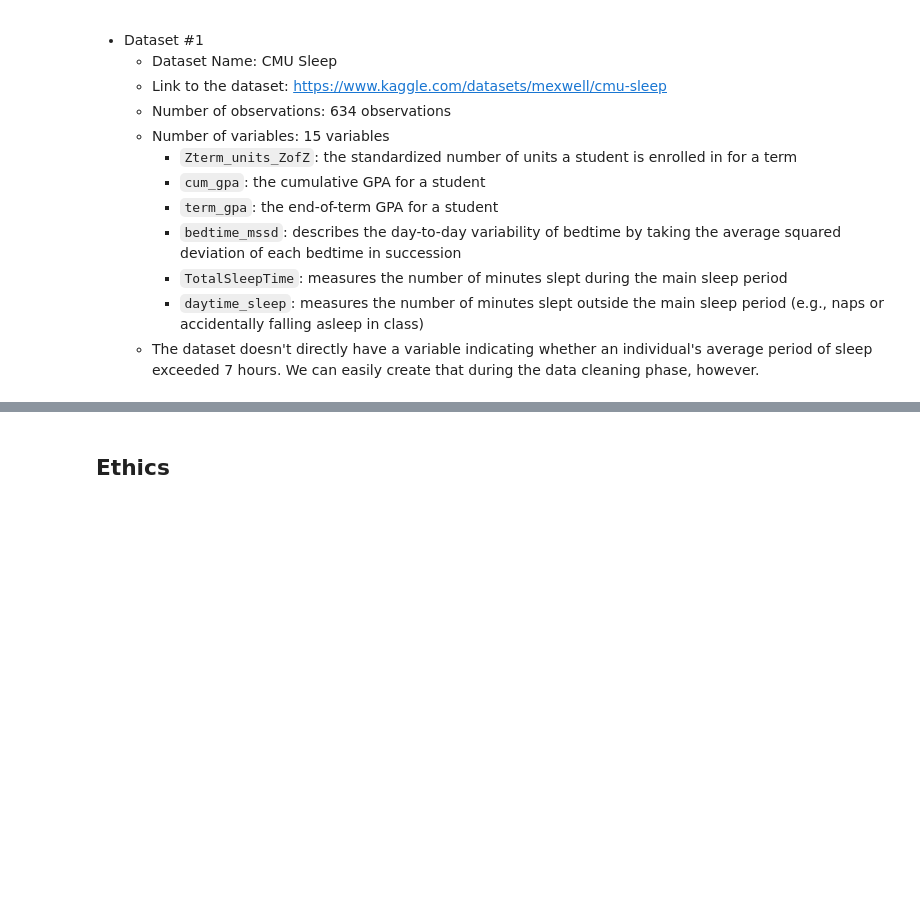
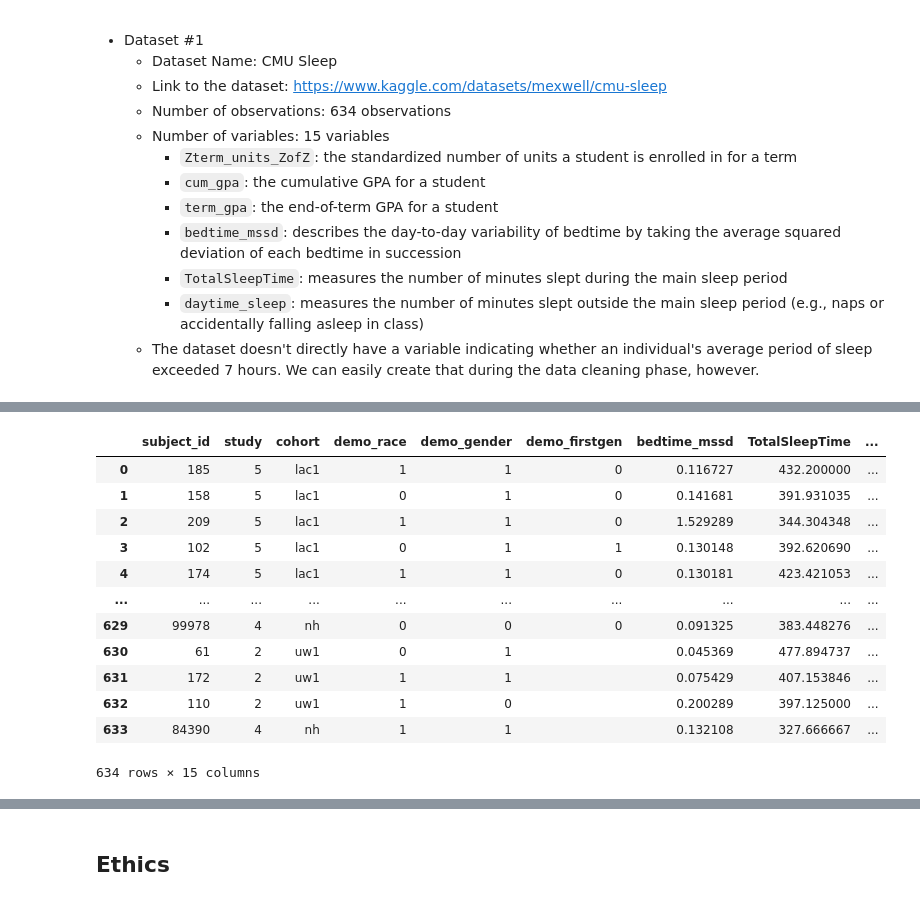
Before and after one commit to COGS108/Group014_WI26, a Jupyter notebook: 01-DataCheckpoint.ipynb, the cells around one changed output, grey strips where cells are left out. Cells and saved outputs as stored; diff of their text form; code cells hidden in the pictures; blank space fills up the shorter version.

```diff
--- a/01-DataCheckpoint.ipynb
+++ b/01-DataCheckpoint.ipynb
@@ -102,0 +111,12 @@ get_data.get_raw(datafiles,destination_directory='data/00-raw/')
+# %%
+!pip install kaggle
+import os
+os.environ['KAGGLE_API_TOKEN'] = 'KGAT_977aabdb31de08a2b7de9eac6fe3e4b3'
+!/home/shs077/.local/bin/kaggle competitions list
+os.environ['PATH'] += ':/home/shs077/.local/bin'
+!kaggle competitions list
+!/home/shs077/.local/bin/kaggle kernels pull m1z2n3r4a5/sleep-duration-vs-gpa-statistical-analysis-vis
+!/home/shs077/.local/bin/kaggle datasets download -d mexwell/cmu-sleep --unzip
+cmu_sleep = pd.read_csv('cmu-sleep.csv')
+cmu_sleep
+# %% [output]
@@ -103,3 +140,16 @@ get_data.get_raw(datafiles,destination_directory='data/00-raw/')
+|  | subject_id | study | cohort | demo_race | demo_gender | demo_firstgen | bedtime_mssd | TotalSleepTime | ... |
+| 0 | 185 | 5 | lac1 | 1 | 1 | 0 | 0.116727 | 432.200000 | ... |
+| 1 | 158 | 5 | lac1 | 0 | 1 | 0 | 0.141681 | 391.931035 | ... |
+| 2 | 209 | 5 | lac1 | 1 | 1 | 0 | 1.529289 | 344.304348 | ... |
+| 3 | 102 | 5 | lac1 | 0 | 1 | 1 | 0.130148 | 392.620690 | ... |
+| 4 | 174 | 5 | lac1 | 1 | 1 | 0 | 0.130181 | 423.421053 | ... |
+| ... | ... | ... | ... | ... | ... | ... | ... | ... | ... |
+| 629 | 99978 | 4 | nh | 0 | 0 | 0 | 0.091325 | 383.448276 | ... |
+| 630 | 61 | 2 | uw1 | 0 | 1 |  | 0.045369 | 477.894737 | ... |
+| 631 | 172 | 2 | uw1 | 1 | 1 |  | 0.075429 | 407.153846 | ... |
+| 632 | 110 | 2 | uw1 | 1 | 0 |  | 0.200289 | 397.125000 | ... |
+| 633 | 84390 | 4 | nh | 1 | 1 |  | 0.132108 | 327.666667 | ... |
+634 rows × 15 columns
 # %% [markdown]
 ### CMU Student Sleep and Academic Performance Dataset
 The CMU dataset contains data collected from Fitbits about Carnegie Mellon University students' sleep habits and academic performances. Each row represents one student during one academic term. The dataset compares sleep habits to the students' GPAs.
```
Also changed, not shown: parts of 7 cells of this notebook.
